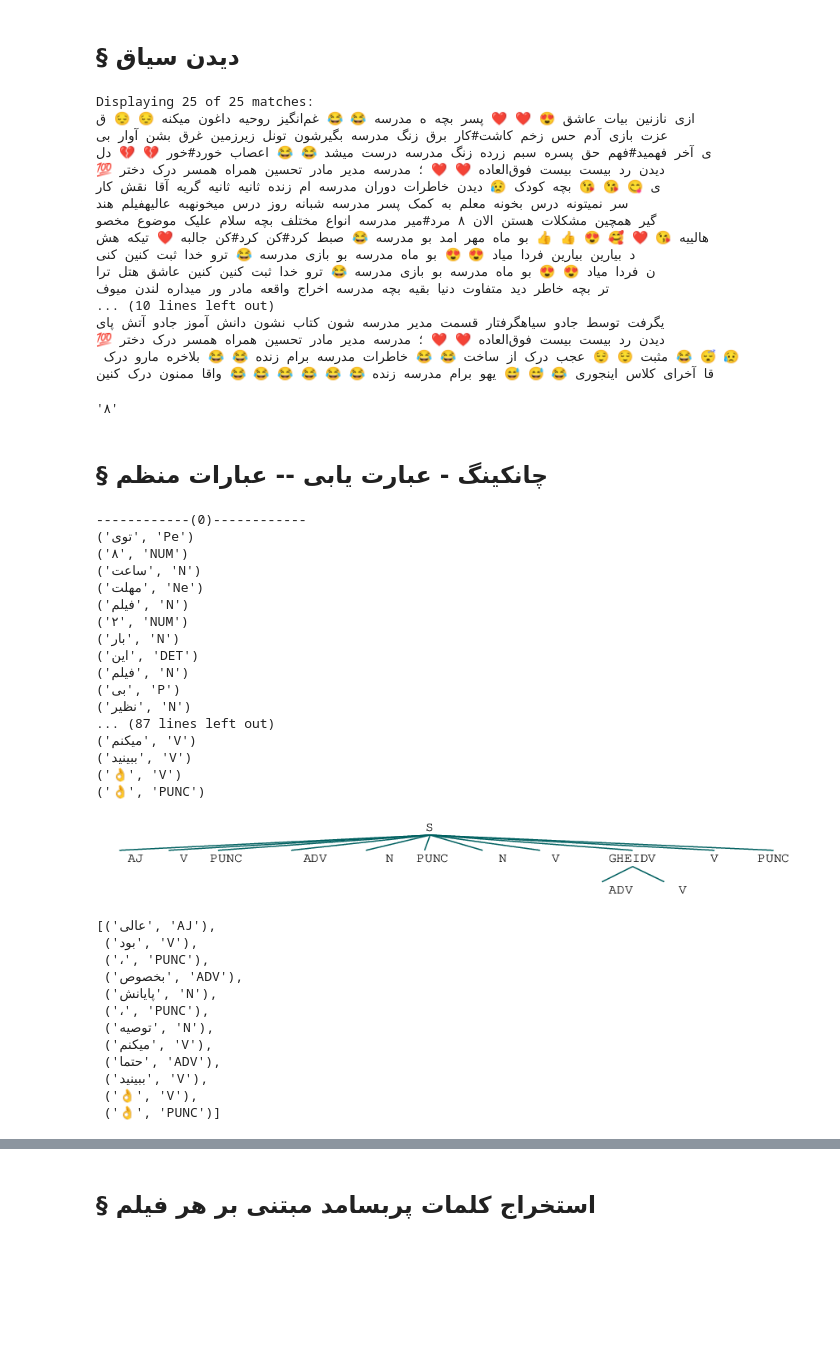
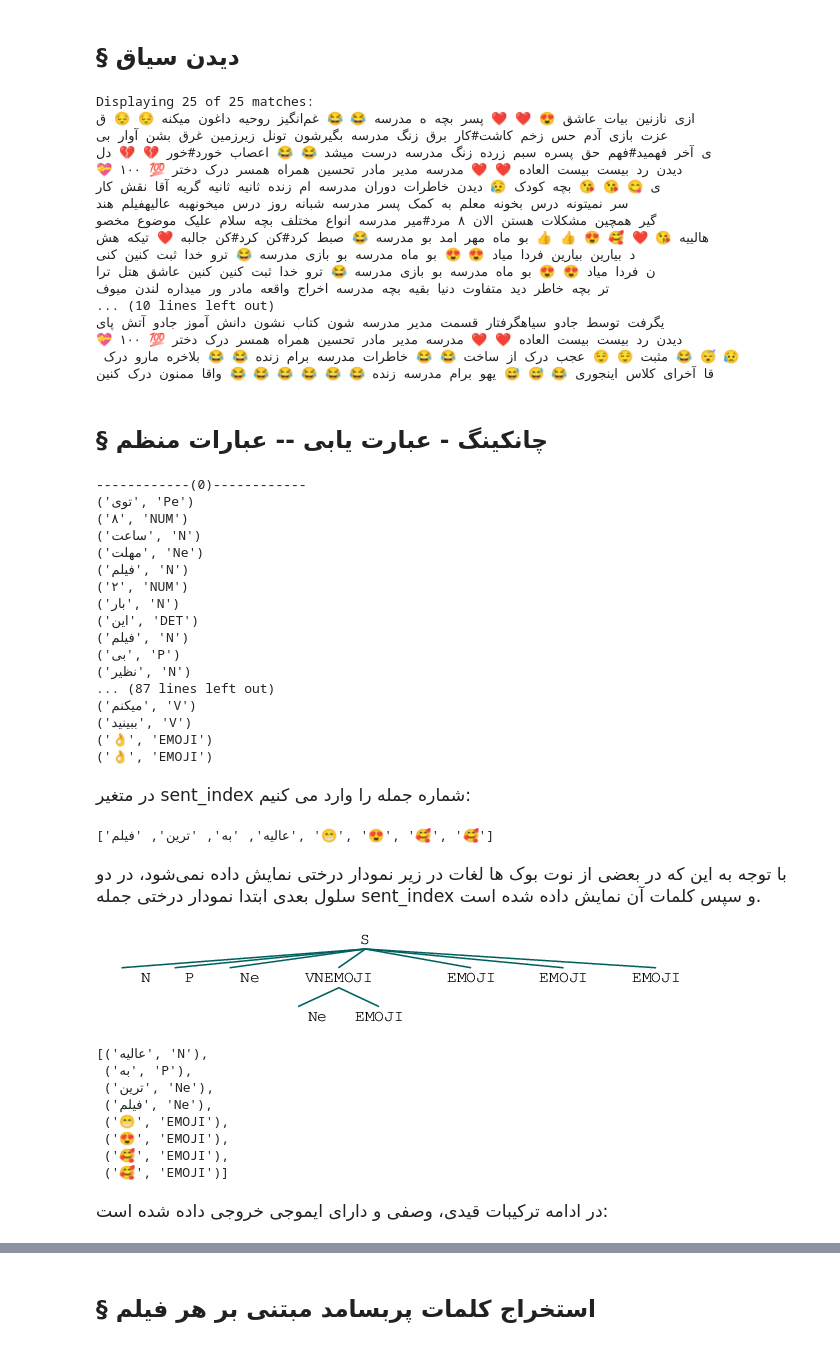
Before and after one commit to MMovasaghi/nlp, a Jupyter notebook: hw1/code/2_data_analysis.ipynb, the cells around one changed output, grey strips where cells are left out. Cells and saved outputs as stored; diff of their text form; code cells hidden in the pictures; blank space fills up the shorter version.

```diff
--- a/hw1/code/Untitled.ipynb
+++ b/hw1/code/2_data_analysis.ipynb
@@ -938,0 +956,9 @@ pos_tagger = hazm.POSTagger(model='./../resources/postagger.model')
+# %%
+def my_tagger(sent, pos_tagger):
+    tags = pos_tagger.tag(sent)
+    for i in range(len(tags)):
+        if len(tags[i][0]) > 1 and tags[i][0][0] in emoji_alphabet:
+            tags[i] = (tags[i][0],'EMOJI')
+        elif tags[i][0] in emoji_alphabet:
+            tags[i] = (tags[i][0],'EMOJI')
+    return tags
@@ -1005,14 +1037,14 @@ dataframe_nonstop_stem_advjj
 # %% [markdown]
 <h2 style='direction:rtl; font-family: "B Lotus";'> § دیدن سیاق</h2>
 # %%
-comment_text = nltk.Text(tokens_nonstop_lemstem)
+comment_text = nltk.Text(tokens_nonstop_lem)
 comment_text.concordance('مدرسه')
 # %% [output]
 Displaying 25 of 25 matches:
 ازی نازنین بیات عاشق 😍 ❤ ❤ پسر بچه ه مدرسه 😂 😂 غم‌انگیز روحیه داغون میکنه 😔 😔 ق
 عزت بازی آدم حس زخم کاشت#کار برق زنگ مدرسه بگیرشون تونل زیرزمین غرق بشن آوار بی
 ی آخر فهمید#فهم حق پسره سبم زرده زنگ مدرسه درست میشد 😂 😂 اعصاب خورد#خور 💔 💔 دل
-💯 دیدن رد بیست بیست فوق‌العاده ❤ ❤ ؛ مدرسه مدیر مادر تحسین همراه همسر درک دختر
+💝 ۱۰۰ 💯 دیدن رد بیست بیست العاده ❤ ❤ مدرسه مدیر مادر تحسین همراه همسر درک دختر
 ی 😋 😘 😘 بچه کودک 😥 دیدن خاطرات دوران مدرسه ام زنده ثانیه ثانیه گریه آقا نقش کار
 سر نمیتونه درس بخونه معلم به کمک پسر مدرسه شبانه روز درس میخونهبه عالیهفیلم هند
 گیر همچین مشکلات هستن الان ۸ مرد#میر مدرسه انواع مختلف بچه سلام علیک موضوع مخصو
@@ -1022,19 +1054,15 @@ Displaying 25 of 25 matches:
 تر بچه خاطر دید متفاوت دنیا بقیه بچه مدرسه اخراج واقعه مادر ور میداره لندن میوف
 ... (10 lines left out)
 یگرفت توسط جادو سیاهگرفتار قسمت مدیر مدرسه شون کتاب نشون دانش آموز جادو آتش پای
-💯 دیدن رد بیست بیست فوق‌العاده ❤ ❤ ؛ مدرسه مدیر مادر تحسین همراه همسر درک دختر
+💝 ۱۰۰ 💯 دیدن رد بیست بیست العاده ❤ ❤ مدرسه مدیر مادر تحسین همراه همسر درک دختر
  مثبت 😌 😌 عجب درک از ساخت 😂 😂 خاطرات مدرسه برام زنده 😂 😂 بلاخره مارو درک 😂 😴 😥
 قا آخرای کلاس اینجوری 😂 😅 😅 یهو برام مدرسه زنده 😂 😂 😂 😂 😂 😂 واقا ممنون درک کنین
-# %%
-comment_text[0]
-# %% [output]
-'۸'
 # %% [markdown]
 <h2 style="direction:rtl;font-family: 'B Lotus';"> § چانکینگ - عبارت یابی -- عبارات منظم   </h2>
 # %%
 for i, sent in enumerate(comments_tokens['comment'][0:10]):
     print(f'------------({i})------------')
-    for t in pos_tagger.tag(sent[0]):
+    for t in my_tagger(sent[0], pos_tagger):
         print(t)
 # %% [output]
 ------------(0)------------
@@ -1052,37 +1080,43 @@ for i, sent in enumerate(comments_tokens['comment'][0:10]):
 ... (87 lines left out)
 ('میکنم', 'V')
 ('ببینید', 'V')
-('👌', 'V')
-('👌', 'PUNC')
+('👌', 'EMOJI')
+('👌', 'EMOJI')
 # %%
 def vasf_ext(sentence):
     grammar = r"""
       NVASF: {<N|Ne><AJ>}
       GHEIDV: {<ADV><V>}
+      VNEMOJI: {<V|PUNC|N|Ne><EMOJI>}
     """
     cp = nltk.RegexpParser(grammar)
     return (cp.parse(sentence))
+# %% [markdown]
+<div style="direction:rtl; font-family: 'B Lotus';  font-size:115%;">در متغیر sent_index شماره جمله را وارد می کنیم:</div>
 # %%
-sent_index = 19
+sent_index = 2874
+comments_tokens['comment'][sent_index][0]
+# %% [output]
+['عالیه', 'به', 'ترین', 'فیلم', '😁', '😍', '🥰', '🥰']
+# %% [markdown]
+<div style="direction:rtl; font-family: 'B Lotus';  font-size:115%;">با توجه به این که در بعضی از نوت بوک ها لغات در زیر نمودار درختی نمایش داده نمی‌شود، در دو سلول بعدی ابتدا نمودار درختی جمله sent_index و سپس کلمات آن نمایش داده شده است.</div>
 # %%
-vasf_ext(pos_tagger.tag(comments_tokens['comment'][sent_index][0]))
+vasf_ext(my_tagger(comments_tokens['comment'][sent_index][0], pos_tagger))
 # %% [output]
-[figure, old version]
+[figure, new version]
 # %%
-pos_tagger.tag(comments_tokens['comment'][sent_index][0])
+my_tagger(comments_tokens['comment'][sent_index][0], pos_tagger)
 # %% [output]
-[('عالی', 'AJ'),
- ('بود', 'V'),
- ('،', 'PUNC'),
- ('بخصوص', 'ADV'),
- ('پایانش', 'N'),
- ('،', 'PUNC'),
- ('توصیه', 'N'),
- ('میکنم', 'V'),
- ('حتما', 'ADV'),
- ('ببینید', 'V'),
- ('👌', 'V'),
- ('👌', 'PUNC')]
+[('عالیه', 'N'),
+ ('به', 'P'),
+ ('ترین', 'Ne'),
+ ('فیلم', 'Ne'),
+ ('😁', 'EMOJI'),
+ ('😍', 'EMOJI'),
+ ('🥰', 'EMOJI'),
+ ('🥰', 'EMOJI')]
+# %% [markdown]
+<div style="direction:rtl; font-family: 'B Lotus';  font-size:115%;">در ادامه ترکیبات قیدی، وصفی و دارای ایموجی خروجی داده شده است:</div>
 # %%
 mosufs = []
 gheids = []
```
Also changed, not shown: parts of 30 cells of this notebook, 7 other files.
